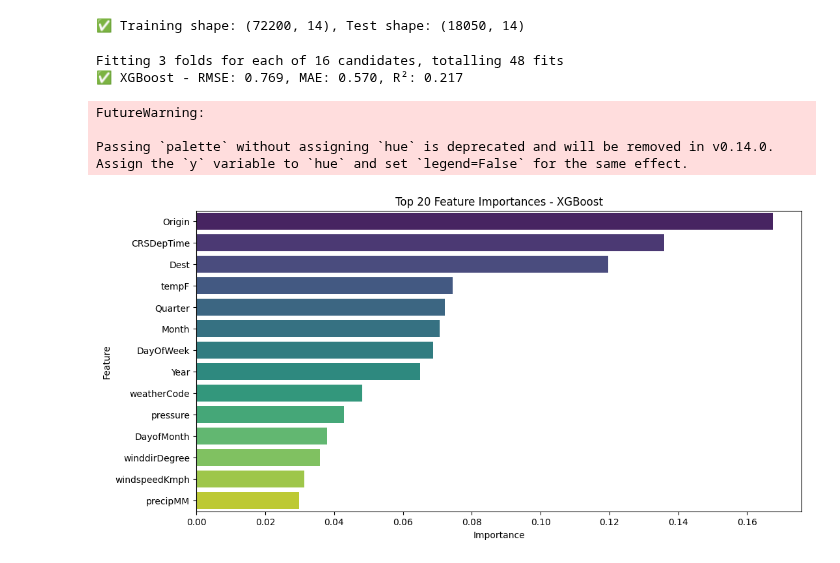
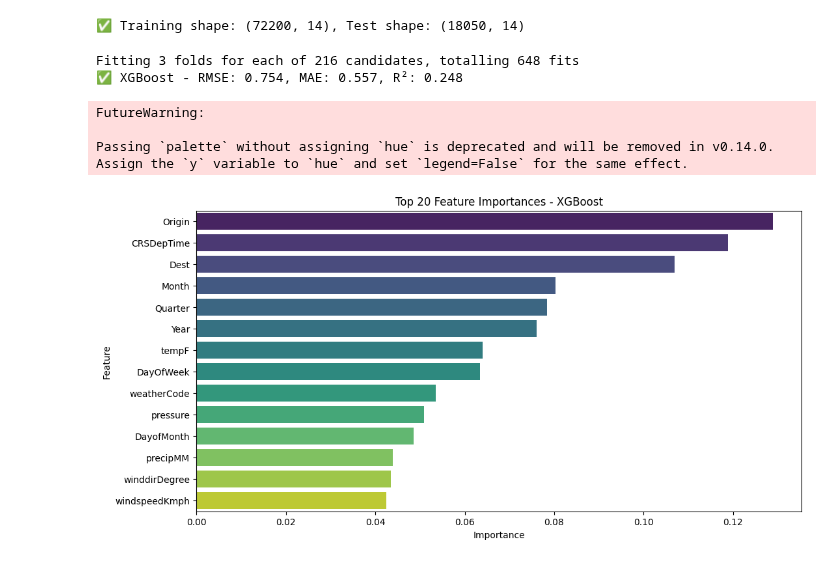
Before and after one commit to ZahraZellazi/DelayPrediction, a Jupyter notebook: DelayPrediction.ipynb, the cells around one changed output. Drawn from its saved outputs; the diff is of its cells as text; code cells hidden in the pictures.

```diff
--- a/DelayPrediction.ipynb
+++ b/DelayPrediction.ipynb
@@ -2530,58 +2488,59 @@ import xgboost as xgb
 from sklearn.model_selection import GridSearchCV
 from sklearn.metrics import mean_squared_error, mean_absolute_error, r2_score
 import numpy as np
 
 # Define XGBoost regressor
 xgb_model = xgb.XGBRegressor(objective='reg:squarederror', random_state=42)
 
 # Define parameter grid
 param_grid_xgb = {
-    'n_estimators': [100, 200],
-    'max_depth': [3, 5],
-    'learning_rate': [0.05, 0.1],
-    'subsample': [0.8, 1.0]
+    'n_estimators': [200, 400],
+    'max_depth': [3, 5, 7],
+    'learning_rate': [0.03, 0.05, 0.1],
+    'subsample': [0.8, 1.0],
+    'colsample_bytree': [0.8, 1.0],
+    'min_child_weight': [1, 3, 5]
 }
+
 
 # Grid search
 grid_xgb = GridSearchCV(
     xgb_model, param_grid_xgb, cv=3, scoring='neg_root_mean_squared_error', n_jobs=-1, verbose=1
 )
 grid_xgb.fit(X_train, y_train)
 
 # Best model
 best_xgb = grid_xgb.best_estimator_
 
 # Predictions
 y_pred_xgb = best_xgb.predict(X_test)
 
 # Metrics
 rmse_xgb = np.sqrt(mean_squared_error(y_test, y_pred_xgb))
 mae_xgb = mean_absolute_error(y_test, y_pred_xgb)
 r2_xgb = r2_score(y_test, y_pred_xgb)
 
 print(f"✅ XGBoost - RMSE: {rmse_xgb:.3f}, MAE: {mae_xgb:.3f}, R²: {r2_xgb:.3f}")
+
+
+
+# Get feature importance from XGBoost
+importance = best_xgb.feature_importances_
+feature_names = X_train.columns
+
+# Create DataFrame for visualization
+feat_imp = pd.DataFrame({'Feature': feature_names, 'Importance': importance})
+feat_imp = feat_imp.sort_values(by='Importance', ascending=False)
+
+# Plot
+plt.figure(figsize=(12,6))
+sns.barplot(data=feat_imp.head(20), x='Importance', y='Feature', palette='viridis')
+plt.title("Top 20 Feature Importances - XGBoost")
+plt.show()
 # %% [output]
-Fitting 3 folds for each of 16 candidates, totalling 48 fits
-✅ XGBoost - RMSE: 0.769, MAE: 0.570, R²: 0.217
+Fitting 3 folds for each of 216 candidates, totalling 648 fits
+✅ XGBoost - RMSE: 0.754, MAE: 0.557, R²: 0.248
+FutureWarning:
+
+Passing `palette` without assigning `hue` is deprecated and will be removed in v0.14.0. Assign the `y` variable to `hue` and set `legend=False` for the same effect.
+[figure, added]
-# %%
-import matplotlib.pyplot as plt
-import seaborn as sns
-
-# Get feature importance from XGBoost
-importance = best_xgb.feature_importances_
-feature_names = X_train.columns
-
-# Create DataFrame for visualization
-feat_imp = pd.DataFrame({'Feature': feature_names, 'Importance': importance})
-feat_imp = feat_imp.sort_values(by='Importance', ascending=False)
-
-# Plot
-plt.figure(figsize=(12,6))
-sns.barplot(data=feat_imp.head(20), x='Importance', y='Feature', palette='viridis')
-plt.title("Top 20 Feature Importances - XGBoost")
-plt.show()
-# %% [output]
-FutureWarning:
-
-Passing `palette` without assigning `hue` is deprecated and will be removed in v0.14.0. Assign the `y` variable to `hue` and set `legend=False` for the same effect.
-[figure, removed]
```
Also changed, not shown: parts of 15 cells of this notebook.
